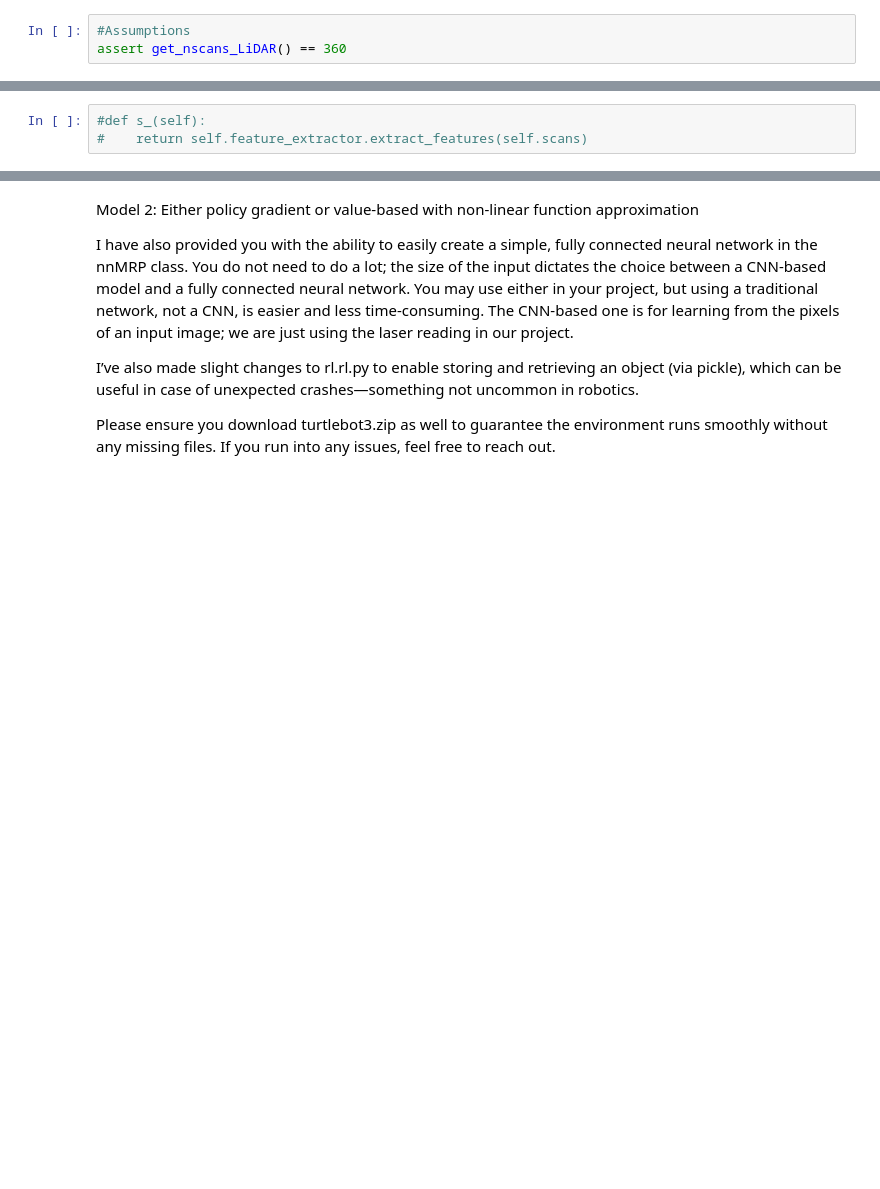
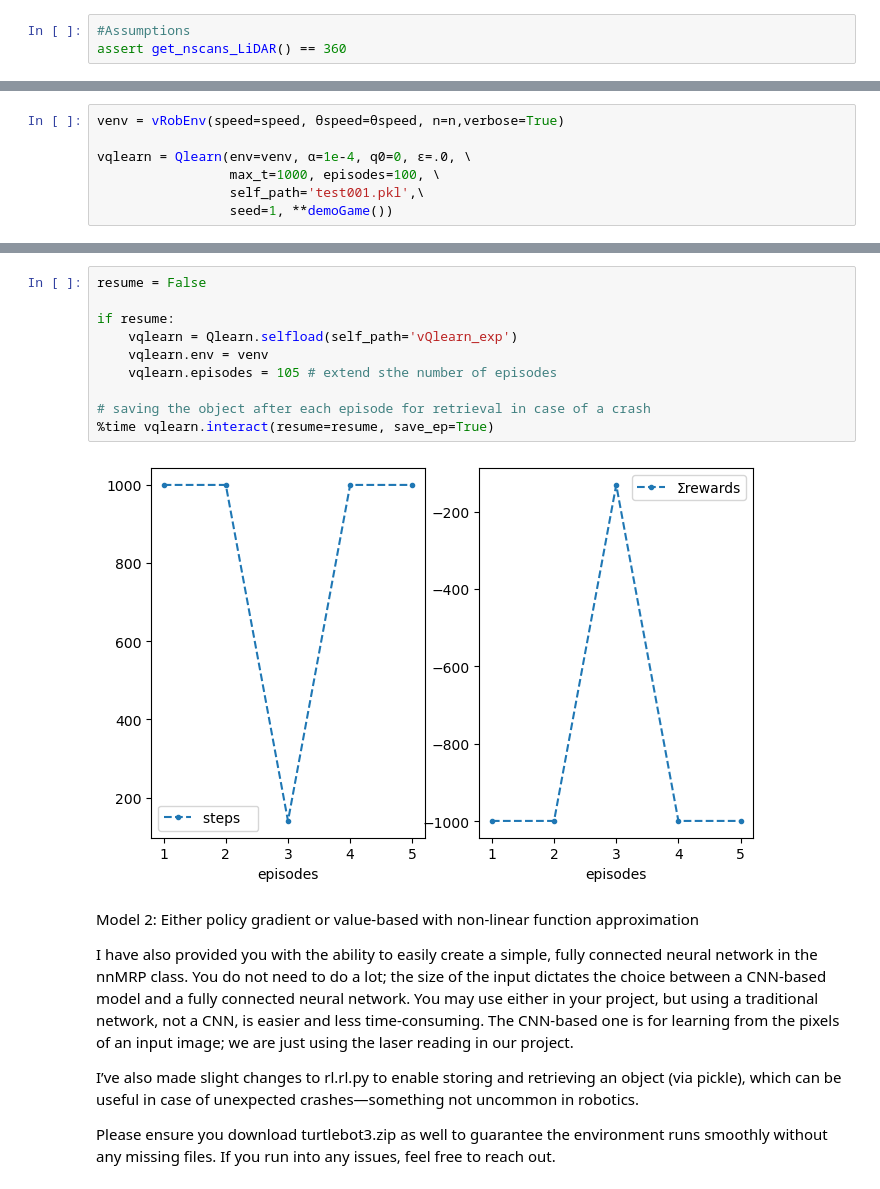
Before and after one commit to DanielBryars/turtlebot-as2, a Jupyter notebook: Assessment2.ipynb, the cells around one changed output, grey strips where cells are left out. Cells and saved outputs as stored; diff of their text form; blank space fills up the shorter version.

```diff
--- a/Assessment2.ipynb
+++ b/Assessment2.ipynb
@@ -264,3 +267,7 @@ KeyboardInterrupt:
 # %%
-#def s_(self):
-#    return self.feature_extractor.extract_features(self.scans)
+venv = vRobEnv(speed=speed, θspeed=θspeed, n=n,verbose=True)
+
+vqlearn = Qlearn(env=venv, α=1e-4, q0=0, ε=.0, \
+                 max_t=1000, episodes=100, \
+                 self_path='test001.pkl',\
+                 seed=1, **demoGame())
@@ -267,3 +279,15 @@ KeyboardInterrupt:
+# %%
+resume = False
+
+if resume:
+    vqlearn = Qlearn.selfload(self_path='vQlearn_exp')
+    vqlearn.env = venv
+    vqlearn.episodes = 105 # extend sthe number of episodes
+
+# saving the object after each episode for retrieval in case of a crash
+%time vqlearn.interact(resume=resume, save_ep=True)
+# %% [output]
+[figure, added]
 # %% [markdown]
 Model 2: Either policy gradient or value-based with non-linear function approximation
 
```
Also changed, not shown: parts of 6 cells of this notebook.
